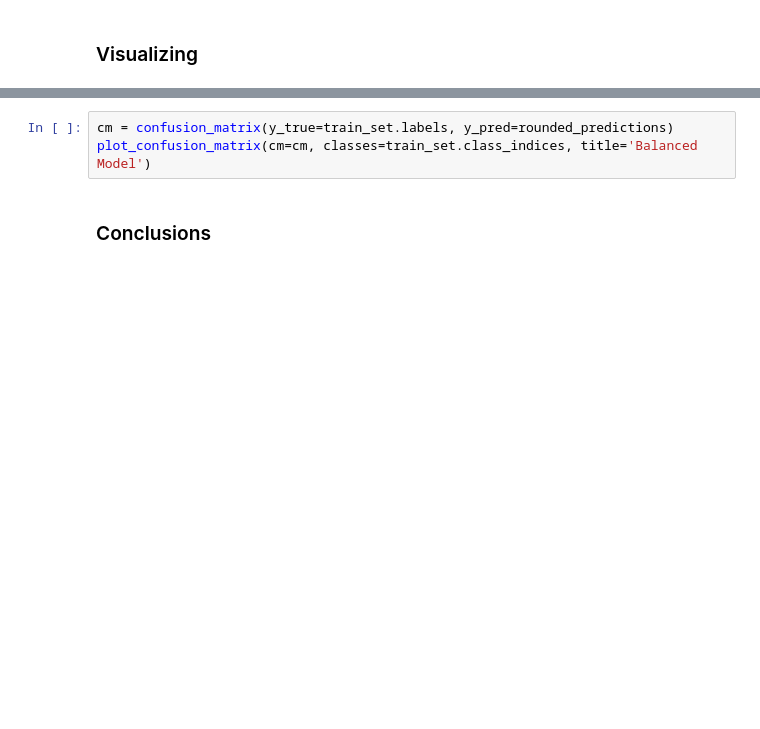
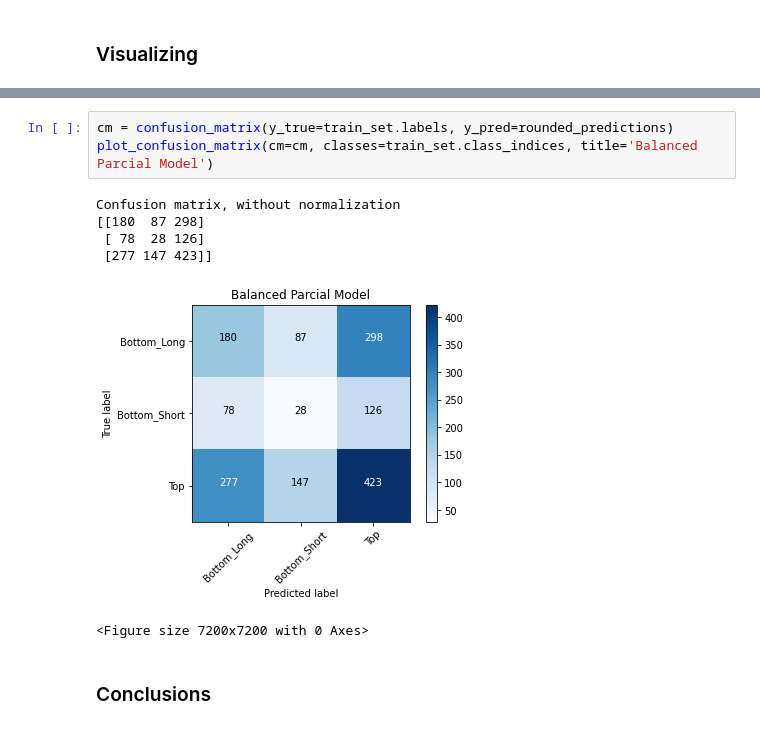
Before and after one commit to ensapra/TreballFinaldeGrau, a Jupyter notebook: ComputerVision/PantsModel_Training.ipynb, the cells around one changed output, grey strips where cells are left out. Drawn from its saved outputs; the diff is of its cells as text; blank space fills up the shorter version.

```diff
--- a/ComputerVision/PantsModel_Training.ipynb
+++ b/ComputerVision/PantsModel_Training.ipynb
@@ -659,6 +666,13 @@ balancedModel.evaluate(train_set)
 # %%
 cm = confusion_matrix(y_true=train_set.labels, y_pred=rounded_predictions)
-plot_confusion_matrix(cm=cm, classes=train_set.class_indices, title='Balanced Model')
+plot_confusion_matrix(cm=cm, classes=train_set.class_indices, title='Balanced Parcial Model')
+# %% [output]
+Confusion matrix, without normalization
+[[180  87 298]
+ [ 78  28 126]
+ [277 147 423]]
+[figure, added]
+<Figure size 7200x7200 with 0 Axes>
 # %% [markdown]
 ### Conclusions
 # %% [markdown]
```
Also changed, not shown: parts of 20 cells of this notebook, 10 other files.
